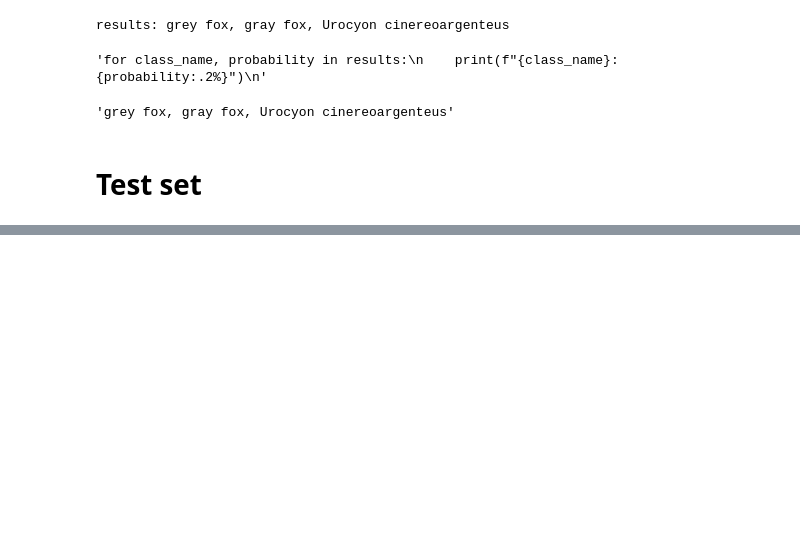
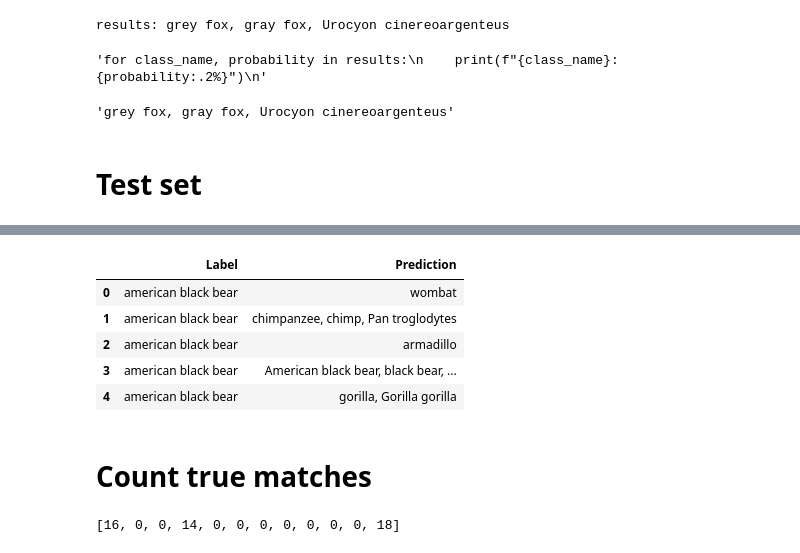
Before and after one commit to michsute/North-American-Animals-Classification, a Jupyter notebook: resnet_no_training.ipynb, the cells around one changed output, grey strips where cells are left out. Drawn from its saved outputs; the diff is of its cells as text; code cells hidden in the pictures; blank space fills up the shorter version.

Commit message:
Added counts from csv

```diff
--- a/resnet_no_training.ipynb
+++ b/resnet_no_training.ipynb
@@ -138,3 +138,15 @@ df = pd.DataFrame({
 # Save the DataFrame to a CSV file
 filename = f'predictions_model_no_training.csv'
 df.to_csv(filename, index=False)
+# %%
+import pandas as pd
+predictions_filename = 'predictions_model_no_training.csv'
+df = pd.read_csv(predictions_filename)
+df.head()
+# %% [output]
+|  | Label | Prediction |
+| 0 | american black bear | wombat |
+| 1 | american black bear | chimpanzee, chimp, Pan troglodytes |
+| 2 | american black bear | armadillo |
+| 3 | american black bear | American black bear, black bear, ... |
+| 4 | american black bear | gorilla, Gorilla gorilla |
@@ -140,0 +157,2 @@ df.to_csv(filename, index=False)
+# %% [markdown]
+# Count true matches
@@ -140,0 +164,4 @@ df.to_csv(filename, index=False)
+# %%
+true_counts
+# %% [output]
+[16, 0, 0, 14, 0, 0, 0, 0, 0, 0, 0, 18]
```
Also changed, not shown: parts of 14 cells of this notebook.
